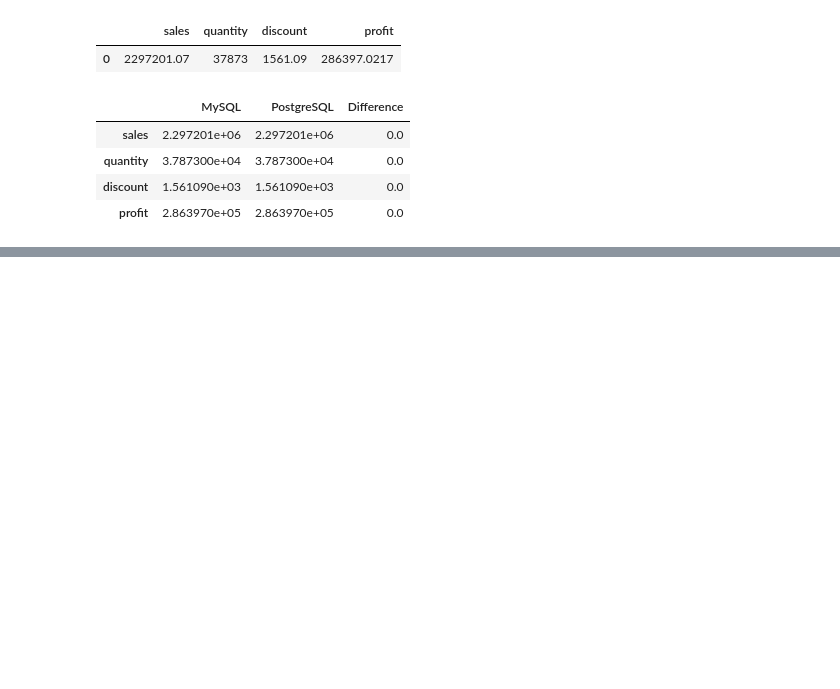
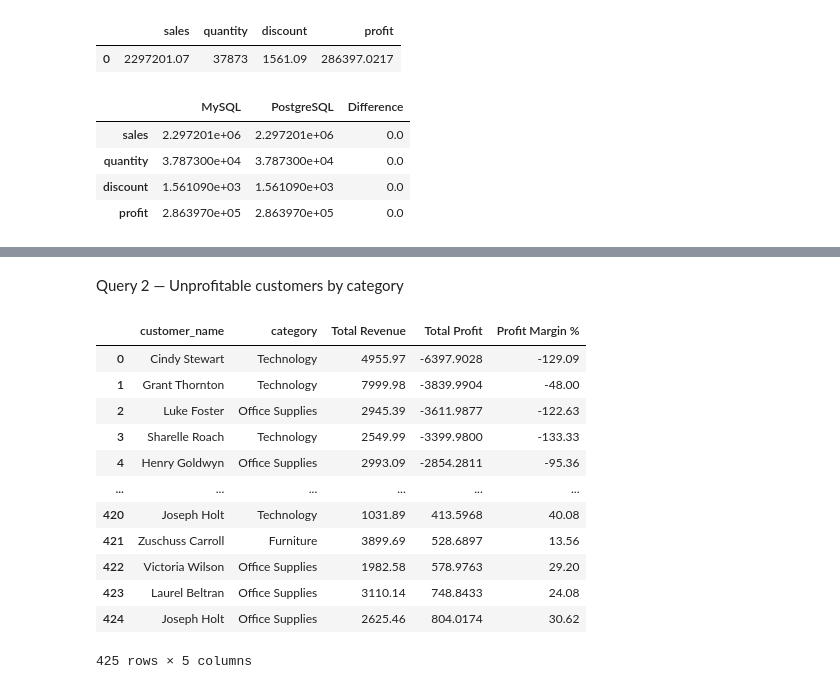
Before and after one commit to leodera/Data_Engineering_Workspace, a Jupyter notebook: superstore_staging.ipynb, the cells around one changed output, grey strips where cells are left out. Drawn from its saved outputs; the diff is of its cells as text; code cells hidden in the pictures; blank space fills up the shorter version.

```diff
--- a/superstore_staging.ipynb
+++ b/superstore_staging.ipynb
@@ -585,0 +784,56 @@ display(comparison)
+# %% [markdown]
+Query 2 — Unprofitable customers by category
+# %%
+query = """
+WITH unprofitable_customers AS (
+    SELECT
+        o.customer_id
+    FROM superstore.orders o
+    JOIN superstore.order_items i
+        ON o.order_id = i.order_id
+    GROUP BY
+        o.customer_id
+    HAVING SUM(i.profit) < 0
+)
+
+SELECT
+    c.customer_name,
+    p.category,
+    SUM(i.sales) AS "Total Revenue",
+    SUM(i.profit) AS "Total Profit",
+    ROUND(
+        (SUM(i.profit) / NULLIF(SUM(i.sales), 0)) * 100,
+        2
+    ) AS "Profit Margin %"
+FROM superstore.customers c
+JOIN superstore.orders o
+    ON c.customer_id = o.customer_id
+JOIN superstore.order_items i
+    ON i.order_id = o.order_id
+JOIN superstore.products p
+    ON i.product_key = p.product_key
+WHERE c.customer_id IN (
+    SELECT customer_id
+    FROM unprofitable_customers
+)
+GROUP BY
+    c.customer_name,
+    p.category
+ORDER BY
+    SUM(i.profit) ASC;
+    """
+db_utils.run_pg_query(query)
+# %% [output]
+|  | customer_name | category | Total Revenue | Total Profit | Profit Margin % |
+| 0 | Cindy Stewart | Technology | 4955.97 | -6397.9028 | -129.09 |
+| 1 | Grant Thornton | Technology | 7999.98 | -3839.9904 | -48.00 |
+| 2 | Luke Foster | Office Supplies | 2945.39 | -3611.9877 | -122.63 |
+| 3 | Sharelle Roach | Technology | 2549.99 | -3399.9800 | -133.33 |
+| 4 | Henry Goldwyn | Office Supplies | 2993.09 | -2854.2811 | -95.36 |
+| ... | ... | ... | ... | ... | ... |
+| 420 | Joseph Holt | Technology | 1031.89 | 413.5968 | 40.08 |
+| 421 | Zuschuss Carroll | Furniture | 3899.69 | 528.6897 | 13.56 |
+| 422 | Victoria Wilson | Office Supplies | 1982.58 | 578.9763 | 29.20 |
+| 423 | Laurel Beltran | Office Supplies | 3110.14 | 748.8433 | 24.08 |
+| 424 | Joseph Holt | Office Supplies | 2625.46 | 804.0174 | 30.62 |
+425 rows × 5 columns
```
Also changed, not shown: parts of 85 cells of this notebook.
